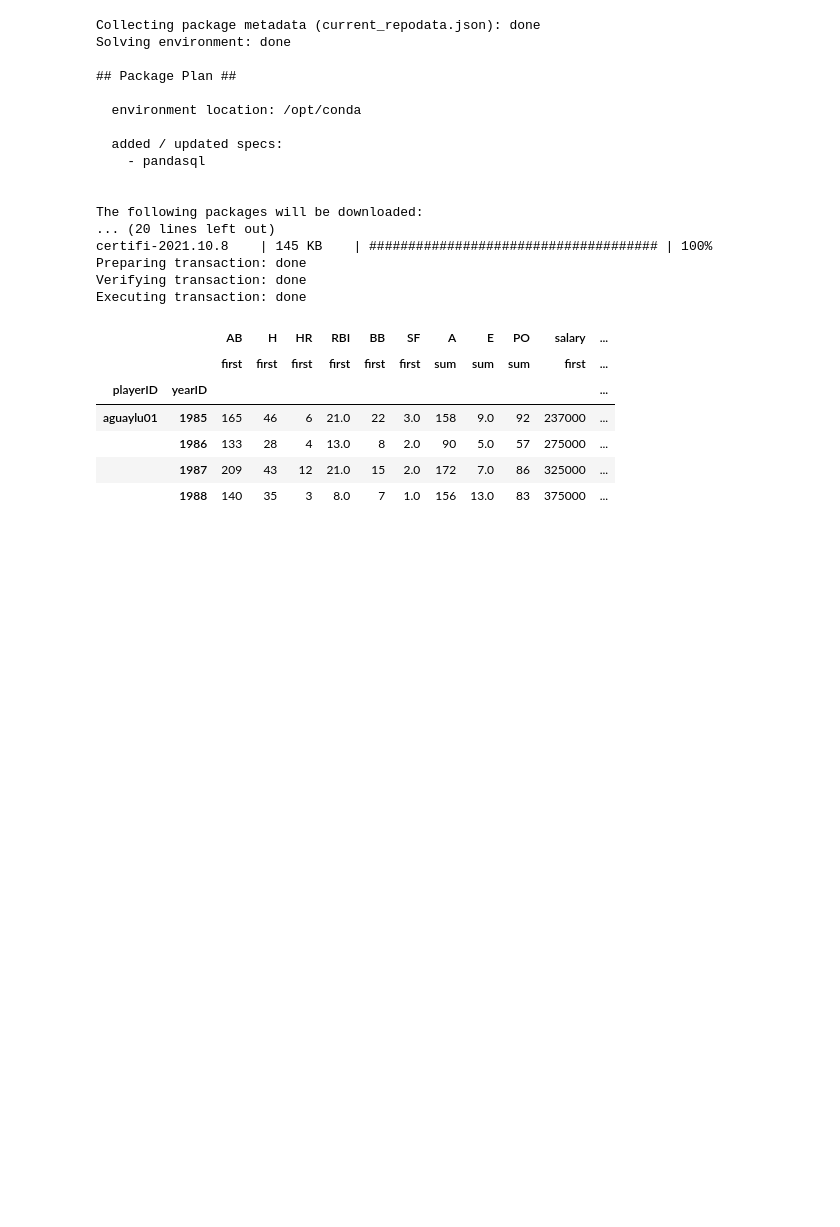
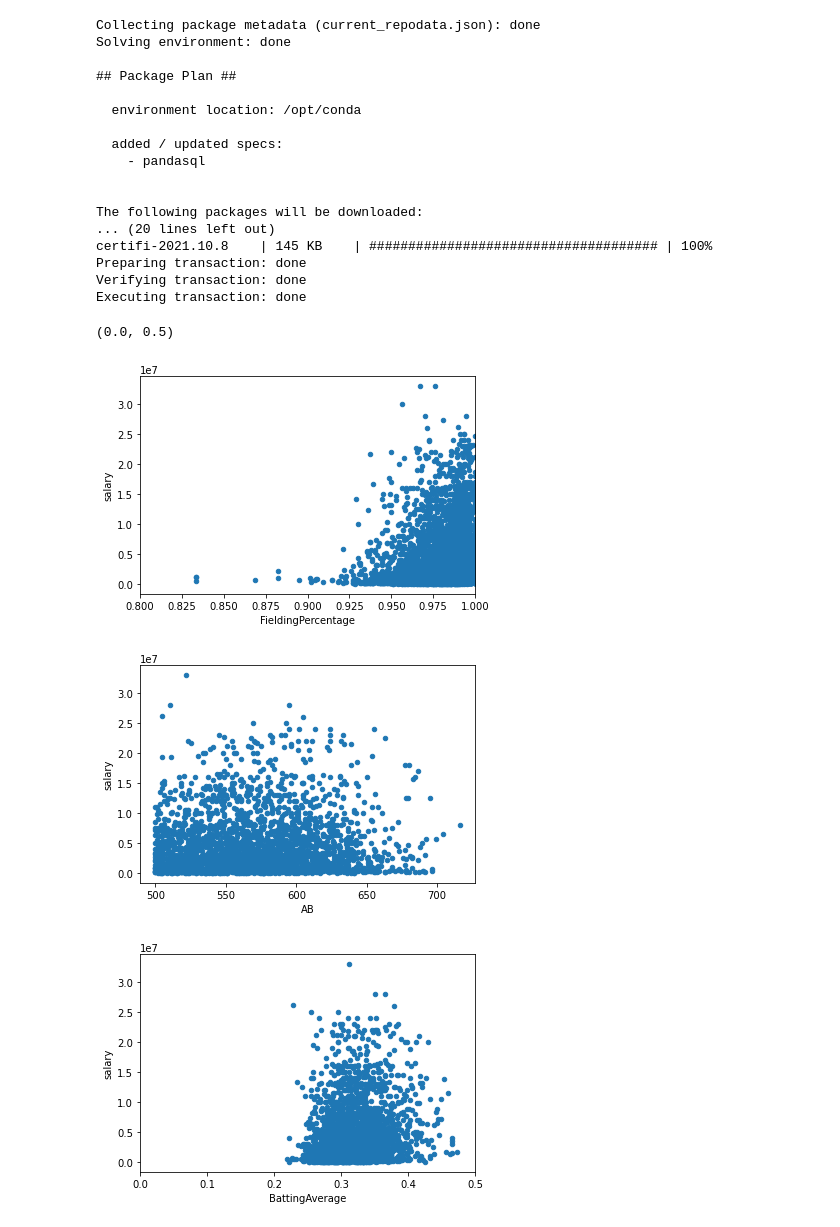
Before and after one commit to Chernide/BaseballPredictorCSCI-5502, a Jupyter notebook: salary/SalaryAnalysis.ipynb, the cells around one changed output. Saved outputs shown, nothing was run; the diff lists cells and outputs as text; code cells hidden in the pictures; blank space fills up the shorter version.

Commit message:
Added in scatter plots.

```diff
--- a/salary/SalaryAnalysis.ipynb
+++ b/salary/SalaryAnalysis.ipynb
@@ -42,38 +42,43 @@ batting_stats = pysqldf("""
 
 player_salaries = pysqldf("""
     SELECT stats.playerID, stats.yearID, df_salaries.salary, G, BattingAverage, AB, R, H, HR, RBI, BB, SF
     FROM batting_stats as stats
     INNER JOIN df_salaries ON df_salaries.playerID = stats.playerID AND df_salaries.yearID = stats.yearID
 """)
 
 fielders = pysqldf("""
     SELECT DISTINCT ps.playerID, ps.yearID, salary, POS, ps.G, BattingAverage, AB, R, H, HR, RBI, BB, SF, (PO + A) / (PO + A + E) as FieldingPercentage, A, E, PO
     FROM player_salaries AS ps
     INNER JOIN df_fielding ON ps.playerID=df_fielding.playerID AND ps.yearID=df_fielding.yearID
 """)
 
 # fielders.head(5)
 
 updated = fielders.groupby(['playerID', 'yearID']).agg({
+    'G': ['first'],
     'AB': ['first'],
     'H': ['first'],
     'HR': ['first'],
     'RBI': ['first'],
     'BB': ['first'],
     'SF': ['first'],
     'A': ['sum'],
     'E': ['sum'],
     'PO': ['sum'],
     'salary': ['first']
 })
 updated['FieldingPercentage'] = (updated['A'] + updated['PO']) / (updated['PO'] + updated['A'] + updated['E'])
 updated['BattingAverage'] = updated['H'] / (updated['AB'] - updated['BB'] - updated['SF'])
-updated.query("playerID == 'aguaylu01'")
+updated.columns = updated.columns.droplevel(1)
+
+fp_ax = updated[ updated['G'] >= 100].plot.scatter(x="FieldingPercentage", y="salary")
+fp_ax.set_xlim(0.8, 1)
+
+updated[ updated['AB'] >= 500 ].plot.scatter(x="AB", y="salary")
+ba_ax = updated[ updated['AB'] >= 500 ].plot.scatter(x="BattingAverage", y="salary")
+ba_ax.set_xlim(0, 0.5)
 # %% [output]
-|  |  | AB | H | HR | RBI | BB | SF | A | E | PO | salary | ... |
-|  |  | first | first | first | first | first | first | sum | sum | sum | first | ... |
-| playerID | yearID |  |  |  |  |  |  |  |  |  |  | ... |
-| aguaylu01 | 1985 | 165 | 46 | 6 | 21.0 | 22 | 3.0 | 158 | 9.0 | 92 | 237000 | ... |
-|  | 1986 | 133 | 28 | 4 | 13.0 | 8 | 2.0 | 90 | 5.0 | 57 | 275000 | ... |
-|  | 1987 | 209 | 43 | 12 | 21.0 | 15 | 2.0 | 172 | 7.0 | 86 | 325000 | ... |
-|  | 1988 | 140 | 35 | 3 | 8.0 | 7 | 1.0 | 156 | 13.0 | 83 | 375000 | ... |
+(0.0, 0.5)
+[figure, added]
+[figure, added]
+[figure, added]
```
